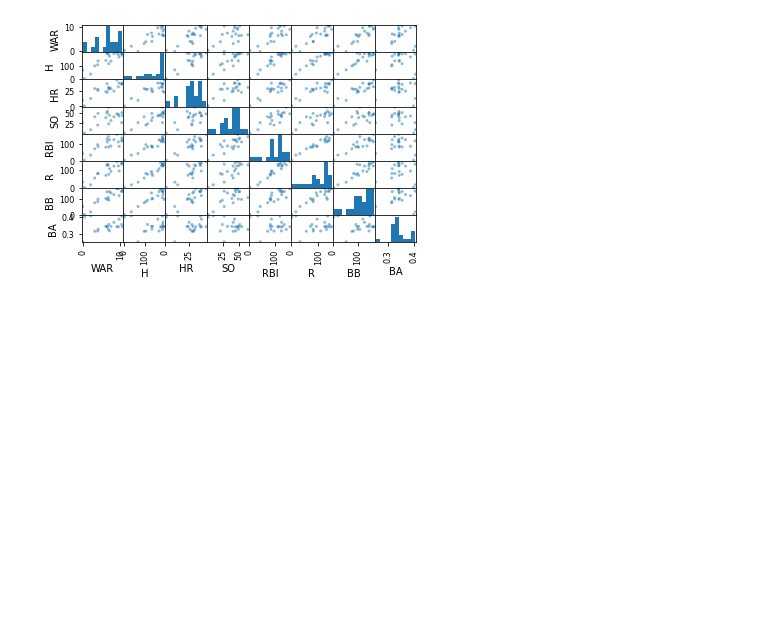
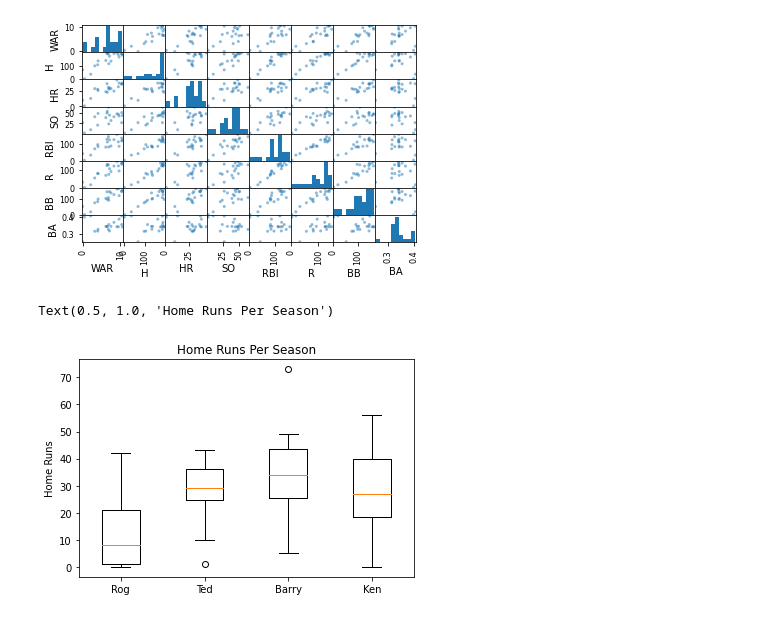
Before and after one commit to tylerhilsendeger/Personal_Dataset, a Jupyter notebook: pDataSet.ipynb, the cells around one changed output. Saved outputs shown, nothing was run; the diff lists cells and outputs as text; code cells hidden in the pictures; blank space fills up the shorter version.

```diff
--- a/pDataSet.ipynb
+++ b/pDataSet.ipynb
@@ -104,3 +139,11 @@ array([[<matplotlib.axes._subplots.AxesSubplot object at 0x...>,
         <matplotlib.axes._subplots.AxesSubplot object at 0x...>]],
       dtype=object)
 [figure]
+# %%
+plt.boxplot([rog["HR"], ted["HR"], barry["HR"], ken["HR"]])
+plt.xticks([1,2,3,4], ["Rog", "Ted", "Barry", "Ken"])
+plt.ylabel("Home Runs")
+plt.title("Home Runs Per Season")
+# %% [output]
+Text(0.5, 1.0, 'Home Runs Per Season')
+[figure, added]
```
Also changed, not shown: parts of 5 cells of this notebook.
